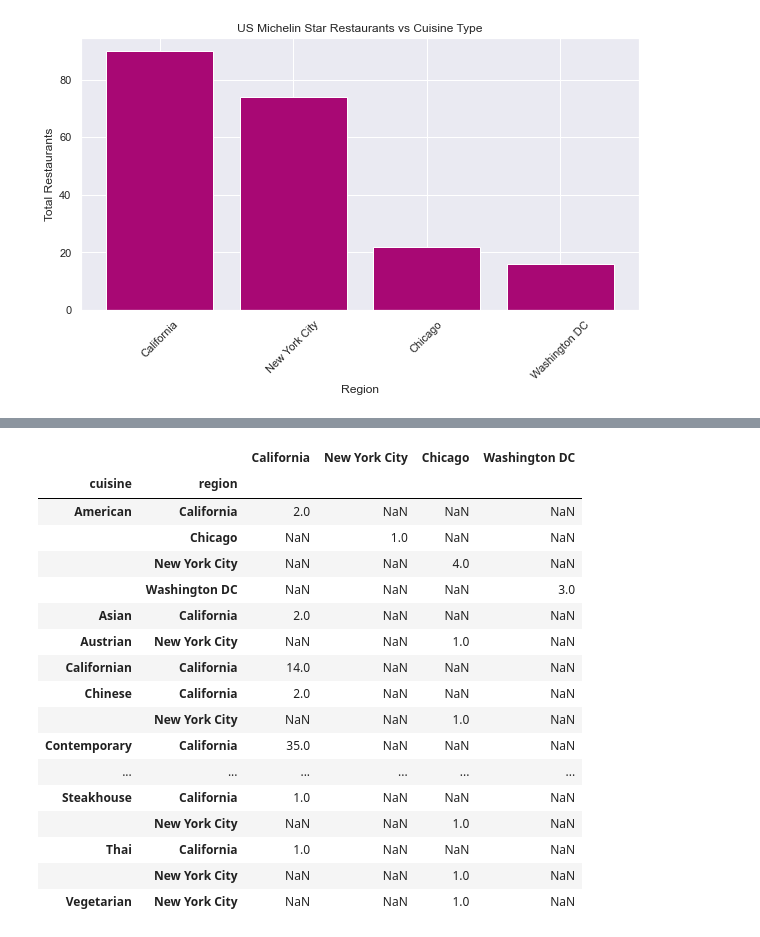
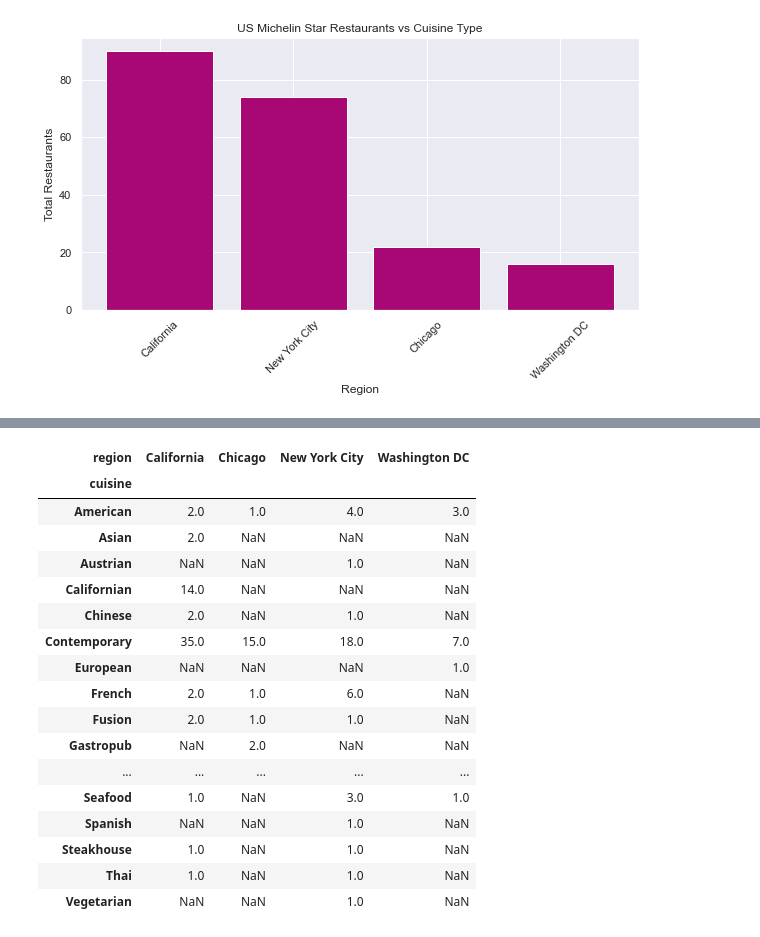
Before and after one commit to EI-github/smu_project1_michelinrestaurants, a Jupyter notebook: Cody_Work/Project 1/Project1.ipynb, the cells around one changed output, grey strips where cells are left out. Cells and saved outputs as stored; diff of their text form; code cells hidden in the pictures.

```diff
--- a/Cody_Work/Project 1/Project1.ipynb
+++ b/Cody_Work/Project 1/Project1.ipynb
@@ -483,25 +592,24 @@ plt.show()
 # %%
 # 164 of the 695 michelin ster restaraunts worlwide are in California and New York City
 # %%
-uscuisine_df = regUS_df.groupby(["cuisine", "region"]).region.value_counts().unstack()
-uscuisine_df.columns = ["California", "New York City", "Chicago", "Washington DC"]
-uscuisine_df.loc[:, ["California", "New York City", "Chicago", "Washington DC"]]
+uscuisine_df = regUS_df.groupby(['cuisine']).region.value_counts().unstack()
+uscuisine_df
 # %% [output]
-|  |  | California | New York City | Chicago | Washington DC |
-| cuisine | region |  |  |  |  |
-| American | California | 2.0 | NaN | NaN | NaN |
-|  | Chicago | NaN | 1.0 | NaN | NaN |
-|  | New York City | NaN | NaN | 4.0 | NaN |
-|  | Washington DC | NaN | NaN | NaN | 3.0 |
-| Asian | California | 2.0 | NaN | NaN | NaN |
-| Austrian | New York City | NaN | NaN | 1.0 | NaN |
-| Californian | California | 14.0 | NaN | NaN | NaN |
-| Chinese | California | 2.0 | NaN | NaN | NaN |
-|  | New York City | NaN | NaN | 1.0 | NaN |
-| Contemporary | California | 35.0 | NaN | NaN | NaN |
-| ... | ... | ... | ... | ... | ... |
-| Steakhouse | California | 1.0 | NaN | NaN | NaN |
-|  | New York City | NaN | NaN | 1.0 | NaN |
-| Thai | California | 1.0 | NaN | NaN | NaN |
-|  | New York City | NaN | NaN | 1.0 | NaN |
-| Vegetarian | New York City | NaN | NaN | 1.0 | NaN |
+| region | California | Chicago | New York City | Washington DC |
+| cuisine |  |  |  |  |
+| American | 2.0 | 1.0 | 4.0 | 3.0 |
+| Asian | 2.0 | NaN | NaN | NaN |
+| Austrian | NaN | NaN | 1.0 | NaN |
+| Californian | 14.0 | NaN | NaN | NaN |
+| Chinese | 2.0 | NaN | 1.0 | NaN |
+| Contemporary | 35.0 | 15.0 | 18.0 | 7.0 |
+| European | NaN | NaN | NaN | 1.0 |
+| French | 2.0 | 1.0 | 6.0 | NaN |
+| Fusion | 2.0 | 1.0 | 1.0 | NaN |
+| Gastropub | NaN | 2.0 | NaN | NaN |
+| ... | ... | ... | ... | ... |
+| Seafood | 1.0 | NaN | 3.0 | 1.0 |
+| Spanish | NaN | NaN | 1.0 | NaN |
+| Steakhouse | 1.0 | NaN | 1.0 | NaN |
+| Thai | 1.0 | NaN | 1.0 | NaN |
+| Vegetarian | NaN | NaN | 1.0 | NaN |
```
Also changed, not shown: parts of 20 cells of this notebook.
